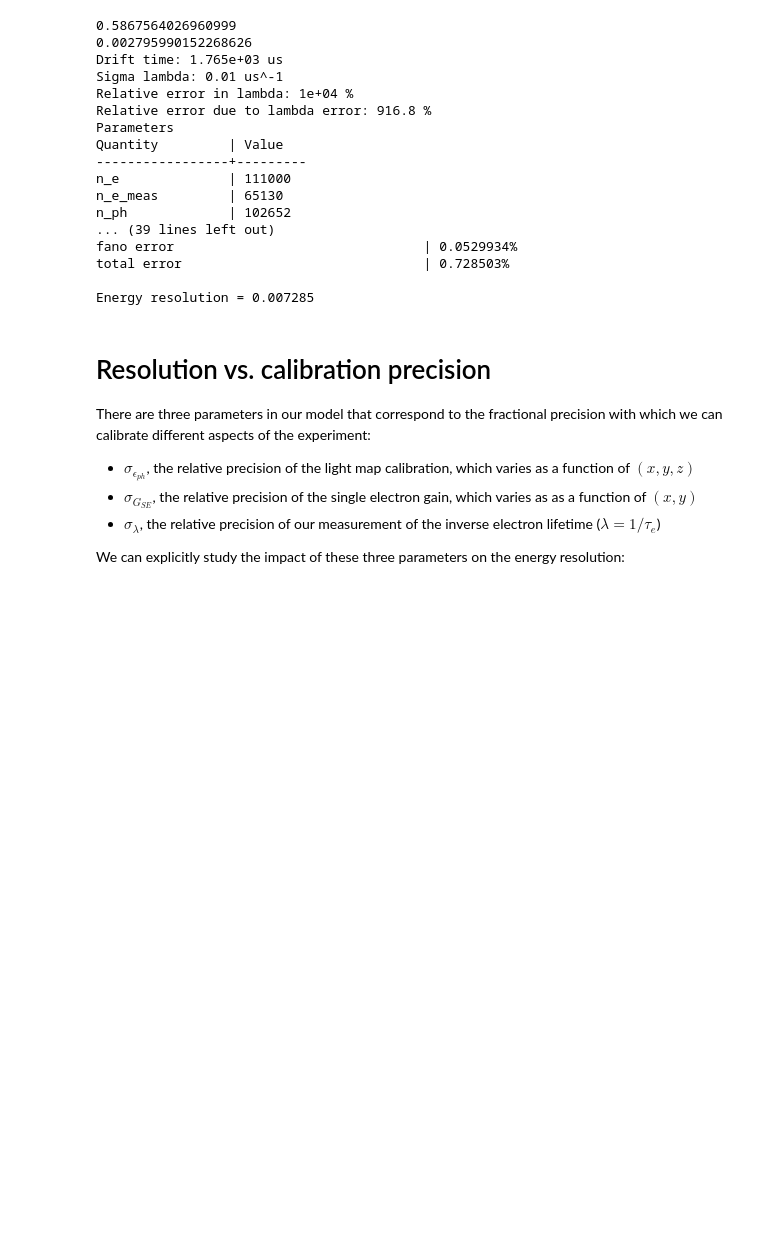
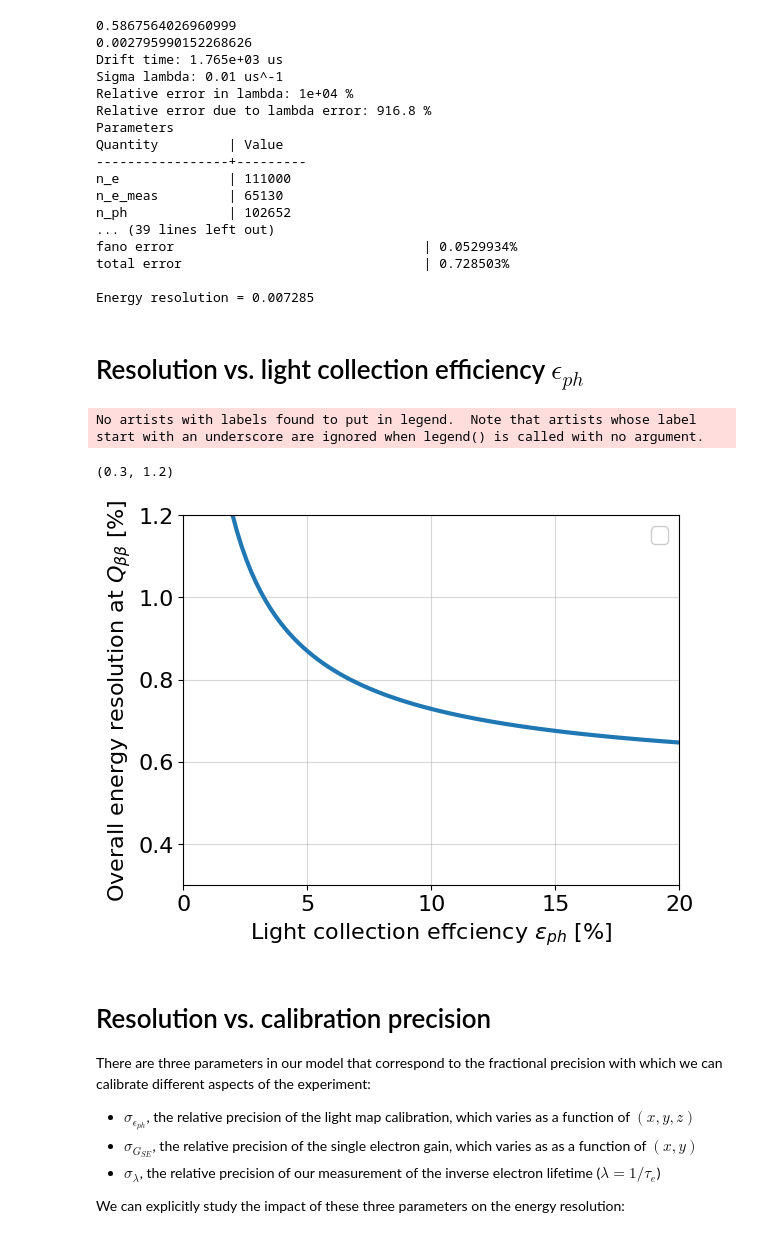
Before and after one commit to bglenardo/XLZD, a Jupyter notebook: Energy resolution/Energy res model.ipynb, the cells around one changed output. Cells and saved outputs as stored; diff of their text form; code cells hidden in the pictures; blank space fills up the shorter version.

```diff
--- a/Energy resolution/Energy res model.ipynb
+++ b/Energy resolution/Energy res model.ipynb
@@ -2,6 +2,10 @@
 import numpy as np
 import nestpy as nestpy
 from matplotlib import pyplot as plt
+
+import matplotlib as mpl
+mpl.rcParams['lines.linewidth'] = 3
+mpl.rcParams['font.size'] = 16
 # %% [markdown]
 # Energy resolution modeling
 
@@ -304,6 +308,51 @@ fano error                                | 0.0529934%
 total error                               | 0.728503%
 
 Energy resolution = 0.007285
+# %% [markdown]
+# Resolution vs. light collection efficiency $\epsilon_{ph}$
+# %%
+E = 2.457
+W = 11.5 # eV
+n_q = E/W * 1e6
+n_e = 111000
+n_ph = n_q - n_e
+e_lifetime = 10000 # us
+drift_time = 3000. / 1.7 # us
+epsilon_eee = 0.7
+epsilon_ph = 0.1
+fano_factor = 0.06
+sigma_pe_per_e = 0.2
+
+LCE_scan = np.linspace(0.01, 0.20, 100)
+
+results_vs_LCE = energy_resolution_term_by_term(
+    n_e=n_e,
+    n_q=n_q,
+    epsilon_eee=epsilon_eee,
+    sigma_lambda=sigma_lambda,
+    drift_time=drift_time,
+    e_lifetime=e_lifetime,
+    sigma_gse=sigma_gse,
+    sigma_pe_per_e=sigma_pe_per_e,
+    epsilon_ph=LCE_scan,
+    sigma_epsilon_ph=sigma_epsilon_ph,
+    fano_factor=fano_factor,
+    verbose=False,
+)
+
+
+plt.plot(LCE_scan*100, results_vs_LCE["resolution"]*100, label=r"")
+plt.xlabel("Light collection effciency $\epsilon_{ph}$ [%]")
+plt.ylabel(r"Overall energy resolution at $Q_{\beta\beta}$ [%]")
+# plt.title(r"Energy resolution vs error term value")
+plt.legend(framealpha=1.)
+plt.grid(which='both', alpha=0.5)
+plt.xlim(0.,20.)
+plt.ylim(0.3,1.2)
+# %% [output]
+No artists with labels found to put in legend.  Note that artists whose label start with an underscore are ignored when legend() is called with no argument.
+(0.3, 1.2)
+[figure, added]
 # %% [markdown]
 # Resolution vs. calibration precision
 
```
Also changed, not shown: parts of 5 cells of this notebook.
